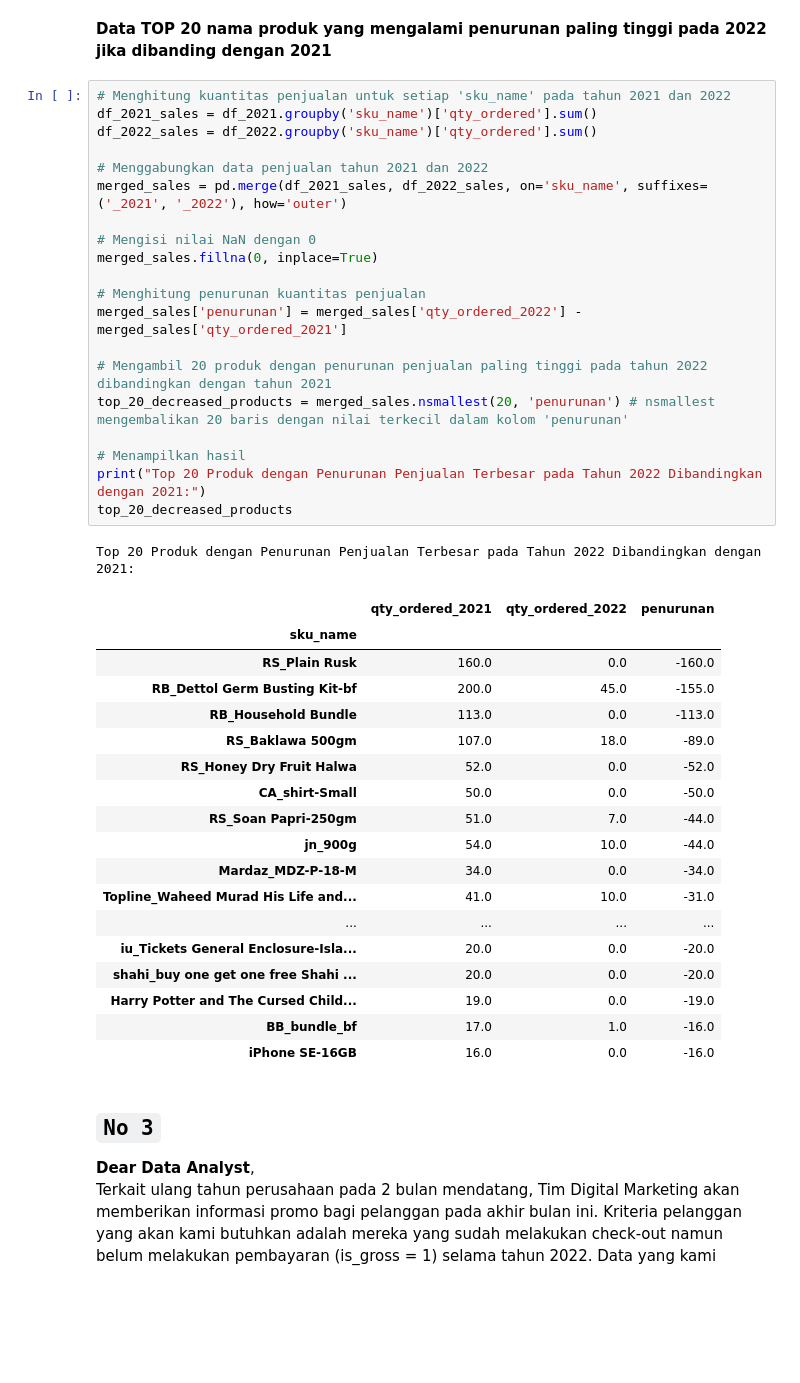
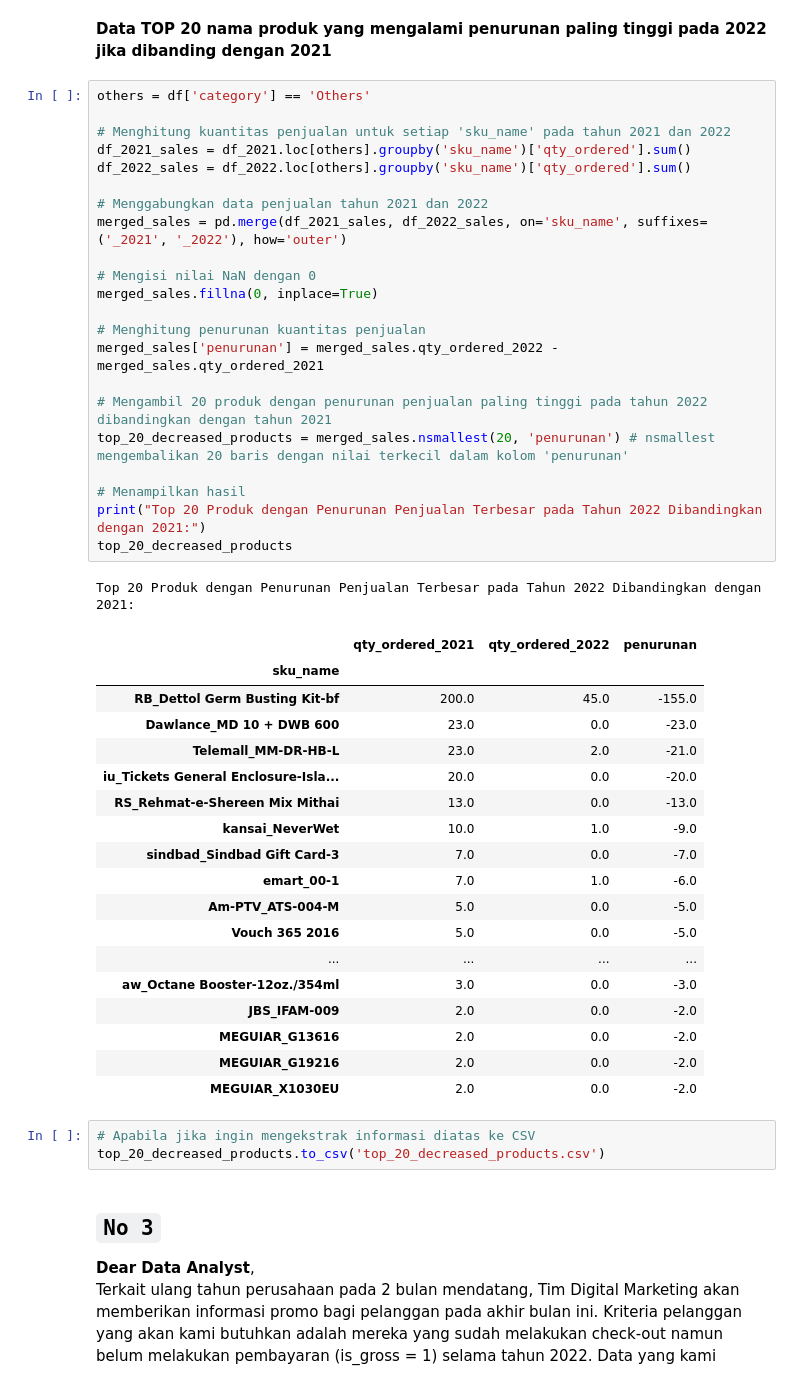
Before and after one commit to SefticoFIB/myskill, a Jupyter notebook: Python_Exercise.ipynb, the cells around one changed output. Saved outputs shown, nothing was run; the diff lists cells and outputs as text; blank space fills up the shorter version.

```diff
--- a/Python_Exercise.ipynb
+++ b/Python_Exercise.ipynb
@@ -346,45 +395,50 @@ Pengecekan data penjualan kategori pada tahun 2021 secara kuantitas penjualan:
 # %% [markdown]
 **Data TOP 20 nama produk yang mengalami penurunan paling tinggi pada 2022 jika dibanding dengan 2021**
 # %%
+others = df['category'] == 'Others'
+
 # Menghitung kuantitas penjualan untuk setiap 'sku_name' pada tahun 2021 dan 2022
-df_2021_sales = df_2021.groupby('sku_name')['qty_ordered'].sum()
-df_2022_sales = df_2022.groupby('sku_name')['qty_ordered'].sum()
+df_2021_sales = df_2021.loc[others].groupby('sku_name')['qty_ordered'].sum()
+df_2022_sales = df_2022.loc[others].groupby('sku_name')['qty_ordered'].sum()
 
 # Menggabungkan data penjualan tahun 2021 dan 2022
 merged_sales = pd.merge(df_2021_sales, df_2022_sales, on='sku_name', suffixes=('_2021', '_2022'), how='outer')
 
 # Mengisi nilai NaN dengan 0
 merged_sales.fillna(0, inplace=True)
 
 # Menghitung penurunan kuantitas penjualan
-merged_sales['penurunan'] = merged_sales['qty_ordered_2022'] - merged_sales['qty_ordered_2021']
+merged_sales['penurunan'] = merged_sales.qty_ordered_2022 - merged_sales.qty_ordered_2021
 
 # Mengambil 20 produk dengan penurunan penjualan paling tinggi pada tahun 2022 dibandingkan dengan tahun 2021
 top_20_decreased_products = merged_sales.nsmallest(20, 'penurunan') # nsmallest mengembalikan 20 baris dengan nilai terkecil dalam kolom 'penurunan'
 
 # Menampilkan hasil
 print("Top 20 Produk dengan Penurunan Penjualan Terbesar pada Tahun 2022 Dibandingkan dengan 2021:")
 top_20_decreased_products
 # %% [output]
 Top 20 Produk dengan Penurunan Penjualan Terbesar pada Tahun 2022 Dibandingkan dengan 2021:
 |  | qty_ordered_2021 | qty_ordered_2022 | penurunan |
 | sku_name |  |  |  |
-| RS_Plain Rusk | 160.0 | 0.0 | -160.0 |
 | RB_Dettol Germ Busting Kit-bf | 200.0 | 45.0 | -155.0 |
-| RB_Household Bundle | 113.0 | 0.0 | -113.0 |
-| RS_Baklawa 500gm | 107.0 | 18.0 | -89.0 |
-| RS_Honey Dry Fruit Halwa | 52.0 | 0.0 | -52.0 |
-| CA_shirt-Small | 50.0 | 0.0 | -50.0 |
-| RS_Soan Papri-250gm | 51.0 | 7.0 | -44.0 |
-| jn_900g | 54.0 | 10.0 | -44.0 |
-| Mardaz_MDZ-P-18-M | 34.0 | 0.0 | -34.0 |
-| Topline_Waheed Murad His Life and... | 41.0 | 10.0 | -31.0 |
+| Dawlance_MD 10 + DWB 600 | 23.0 | 0.0 | -23.0 |
+| Telemall_MM-DR-HB-L | 23.0 | 2.0 | -21.0 |
+| iu_Tickets General Enclosure-Isla... | 20.0 | 0.0 | -20.0 |
+| RS_Rehmat-e-Shereen Mix Mithai | 13.0 | 0.0 | -13.0 |
+| kansai_NeverWet | 10.0 | 1.0 | -9.0 |
+| sindbad_Sindbad Gift Card-3 | 7.0 | 0.0 | -7.0 |
+| emart_00-1 | 7.0 | 1.0 | -6.0 |
+| Am-PTV_ATS-004-M | 5.0 | 0.0 | -5.0 |
+| Vouch 365 2016 | 5.0 | 0.0 | -5.0 |
 | ... | ... | ... | ... |
-| iu_Tickets General Enclosure-Isla... | 20.0 | 0.0 | -20.0 |
-| shahi_buy one get one free Shahi ... | 20.0 | 0.0 | -20.0 |
-| Harry Potter and The Cursed Child... | 19.0 | 0.0 | -19.0 |
-| BB_bundle_bf | 17.0 | 1.0 | -16.0 |
-| iPhone SE-16GB | 16.0 | 0.0 | -16.0 |
+| aw_Octane Booster-12oz./354ml | 3.0 | 0.0 | -3.0 |
+| JBS_IFAM-009 | 2.0 | 0.0 | -2.0 |
+| MEGUIAR_G13616 | 2.0 | 0.0 | -2.0 |
+| MEGUIAR_G19216 | 2.0 | 0.0 | -2.0 |
+| MEGUIAR_X1030EU | 2.0 | 0.0 | -2.0 |
+# %%
+# Apabila jika ingin mengekstrak informasi diatas ke CSV
+top_20_decreased_products.to_csv('top_20_decreased_products.csv')
 # %% [markdown]
 ## `No 3`
 **Dear Data Analyst**,
```
Also changed, not shown: parts of 7 cells of this notebook.
